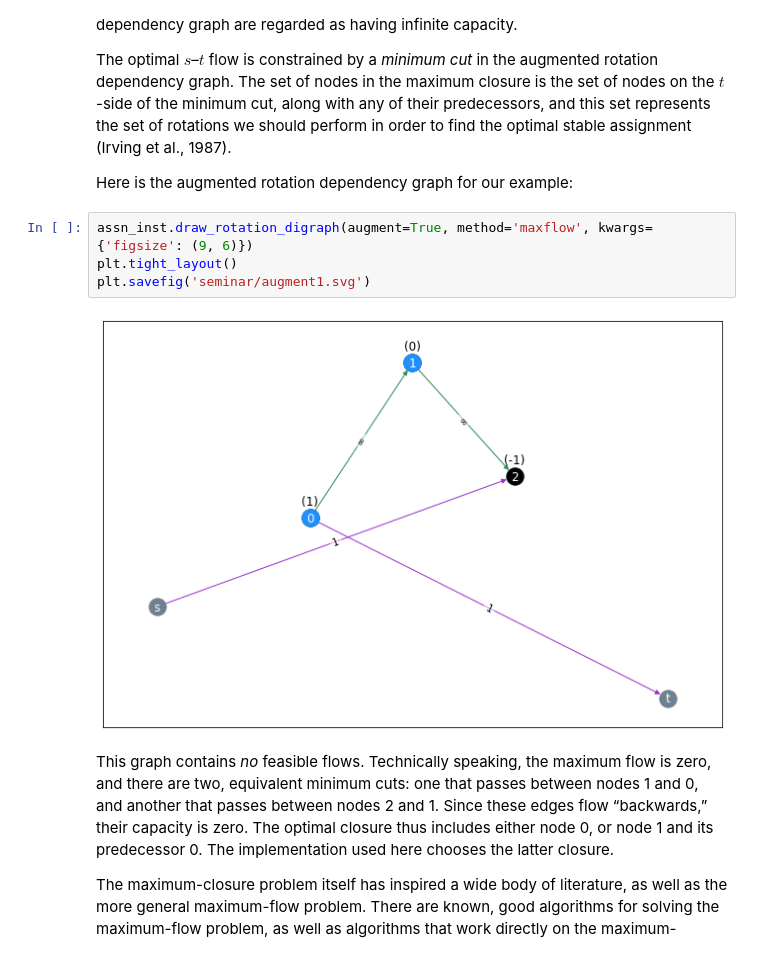
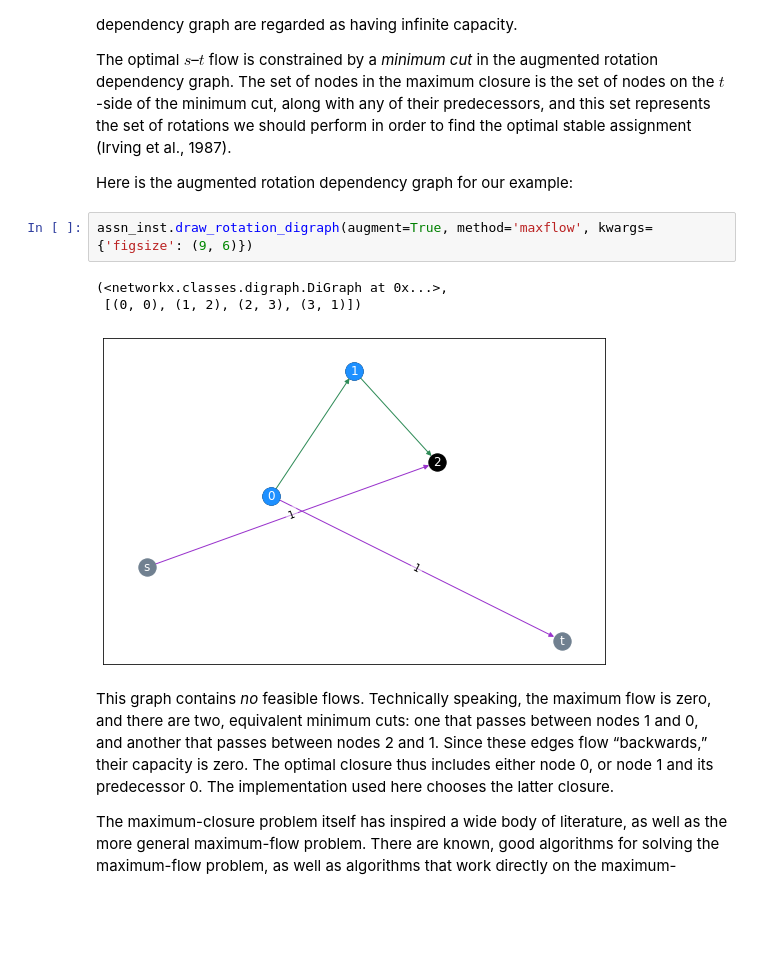
Before and after one commit to maxkapur/assignment, a Jupyter notebook: discussion.ipynb, the cells around one changed output. Cells and saved outputs as stored; diff of their text form; blank space fills up the shorter version.

```diff
--- a/discussion.ipynb
+++ b/discussion.ipynb
@@ -204,10 +202,10 @@ The optimal $s$&ndash;$t$ flow is constrained by a *minimum cut* in the augmente
 Here is the augmented rotation dependency graph for our example:
 # %%
 assn_inst.draw_rotation_digraph(augment=True, method='maxflow', kwargs={'figsize': (9, 6)})
-plt.tight_layout()
-plt.savefig('seminar/augment1.svg')
 # %% [output]
+(<networkx.classes.digraph.DiGraph at 0x...>,
+ [(0, 0), (1, 2), (2, 3), (3, 1)])
-[figure, old version]
+[figure, new version]
 # %% [markdown]
 This graph contains *no* feasible flows. Technically speaking, the maximum flow is zero, and there are two, equivalent minimum cuts: one that passes between nodes 1 and 0, and another that passes between nodes 2 and 1. Since these edges flow &ldquo;backwards,&rdquo; their capacity is zero. The optimal closure thus includes either node 0, or node 1 and its predecessor 0. The implementation used here chooses the latter closure.
 
```
Also changed, not shown: parts of 10 cells of this notebook, 4 other files.
